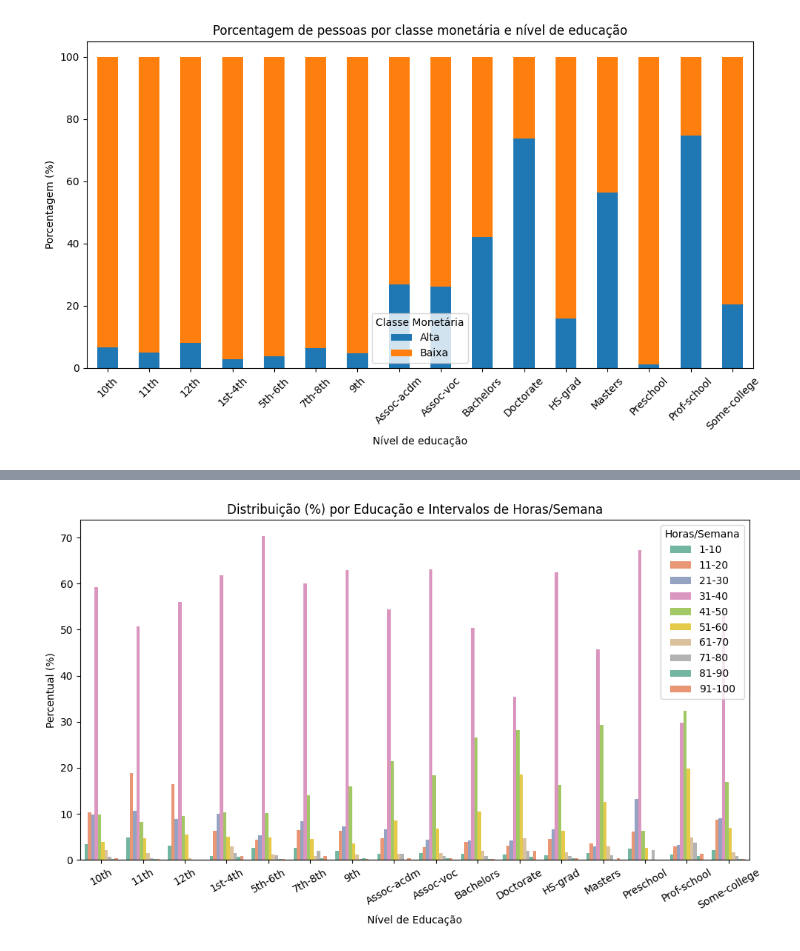
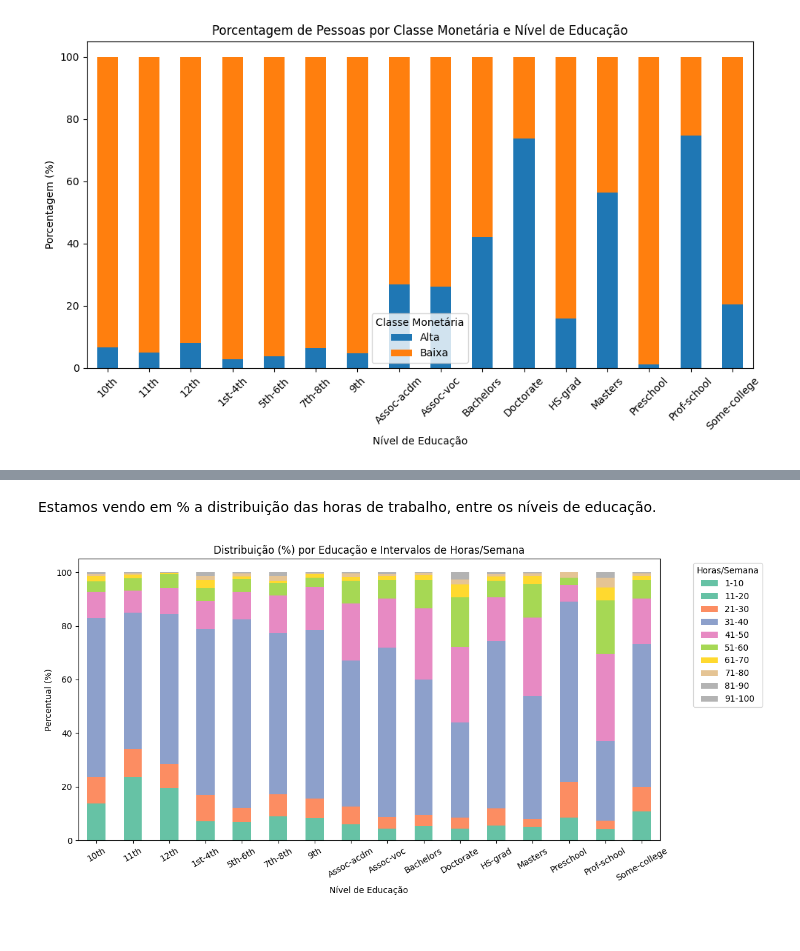
Before and after one commit to JulianoBZ/study_data_eng_projects, a Jupyter notebook: projeto1.ipynb, the cells around one changed output, grey strips where cells are left out. Drawn from its saved outputs; the diff is of its cells as text; code cells hidden in the pictures.

```diff
--- a/projeto1.ipynb
+++ b/projeto1.ipynb
@@ -30,12 +47,11 @@ base_df
 # %%
-#Separando colunas
-df_study1 = base_df[['fnlwgt','education','salary']]
+df_estudo1 = base_df[['PesoFinal', 'Educacao', 'Salario']].copy()
 
-#Classificando baseado no salário
-df_study1.loc[df_study1['salary'] == ">50K", 'ClasseMonetaria'] = 'Alta'
-df_study1.loc[df_study1['salary'] == "<=50K", 'ClasseMonetaria'] = 'Baixa'
+# Classificando baseado no salário
+base_df['ClasseMonetaria'] = base_df['Salario'].replace({'>50K': 'Alta', '<=50K': 'Baixa'})
 
-df_study1 = df_study1.groupby(['education','ClasseMonetaria'], as_index=False)['fnlwgt'].sum().rename(columns={'fnlwgt':'Amostra','education':'Educação'})
-
-df_study1
+# Agrupar e somar amostras
+df_estudo1 = base_df.groupby(['Educacao', 'ClasseMonetaria'], as_index=False)['PesoFinal'] \
+                       .sum() \
+                       .rename(columns={'PesoFinal': 'Amostra'})
 # %% [output]
@@ -210,19 +229,23 @@ df_study3
+# %% [markdown]
+Estamos vendo em % a distribuição das horas de trabalho, entre os níveis de educação.
 # %%
-plt.figure(figsize=(10,6))
-sns.barplot(
-    data=df_study3_1,
-    x='Educação',
-    y='Porcentagem',
-    hue='HorasSemanaTrabalho',
-    palette='Set2'
+# Pivot para formato adequado para barras empilhadas
+df_empilhado = df_estudo3_final.pivot(index='Educacao', columns='HorasSemana', values='Porcentagem').fillna(0)
+
+# Plot gráfico de barras empilhadas
+df_empilhado.plot(
+    kind='bar',
+    stacked=True,
+    figsize=(12,6),
+    colormap='Set2'
 )
 
 plt.title('Distribuição (%) por Educação e Intervalos de Horas/Semana')
 plt.xlabel('Nível de Educação')
 plt.ylabel('Percentual (%)')
-plt.legend(title='Horas/Semana')
 plt.xticks(rotation=30)
+plt.legend(title='Horas/Semana', bbox_to_anchor=(1.05, 1), loc='upper left')
 plt.tight_layout()
 plt.show()
 # %% [output]
-[figure, old version]
+[figure, new version]
```
Also changed, not shown: parts of 12 cells of this notebook, 1 other file.
